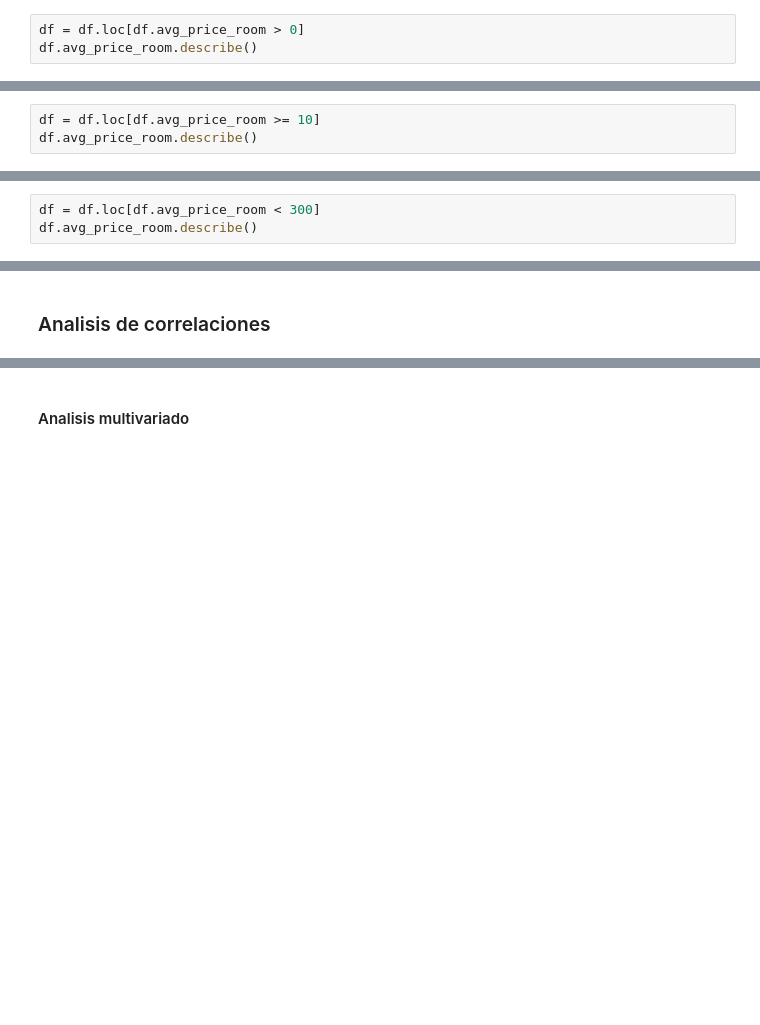
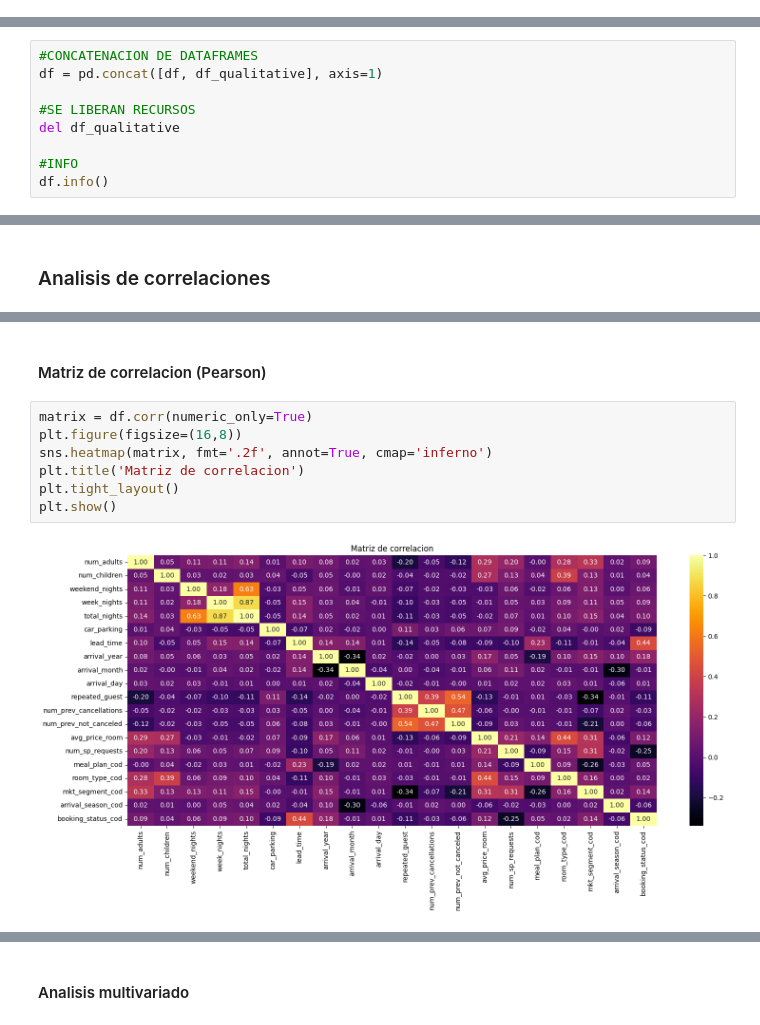
Before and after one commit to arielRas/CoderHouseDataScience-ProyectoFinal, a Jupyter notebook: CoderHouseDataScience-ProyectoFinal.ipynb, the cells around one changed output, grey strips where cells are left out. Drawn from its saved outputs; the diff is of its cells as text; blank space fills up the shorter version.

```diff
--- a/CoderHouseDataScience-ProyectoFinal.ipynb
+++ b/CoderHouseDataScience-ProyectoFinal.ipynb
@@ -451,3 +642,0 @@ print(f'Porcentaje de las reservas con precio cero en relacion al dataset princi
-# %%
-df = df.loc[df.avg_price_room > 0]
-df.avg_price_room.describe()
@@ -460,3 +642,0 @@ print(f'Porcentaje de las reservas con precio menor a 10 en relacion al dataset
-# %%
-df = df.loc[df.avg_price_room >= 10]
-df.avg_price_room.describe()
@@ -476,3 +642,0 @@ Viendo estos valores como outliers se deciden eliminarlos dada su minima cantida
-# %%
-df = df.loc[df.avg_price_room < 300]
-df.avg_price_room.describe()
@@ -485,0 +643,9 @@ df.booking_status = df.booking_status.str.replace('Canceled', 'Cancelada')
+# %%
+#CONCATENACION DE DATAFRAMES
+df = pd.concat([df, df_qualitative], axis=1)
+
+#SE LIBERAN RECURSOS
+del df_qualitative
+
+#INFO
+df.info()
@@ -741,0 +686,11 @@ plt.show()
+# %% [markdown]
+#### Matriz de correlacion (Pearson)
+# %%
+matrix = df.corr(numeric_only=True)
+plt.figure(figsize=(16,8))
+sns.heatmap(matrix, fmt='.2f', annot=True, cmap='inferno')
+plt.title('Matriz de correlacion')
+plt.tight_layout()
+plt.show()
+# %% [output]
+[figure, added]
```
Also changed, not shown: parts of 112 cells of this notebook.
